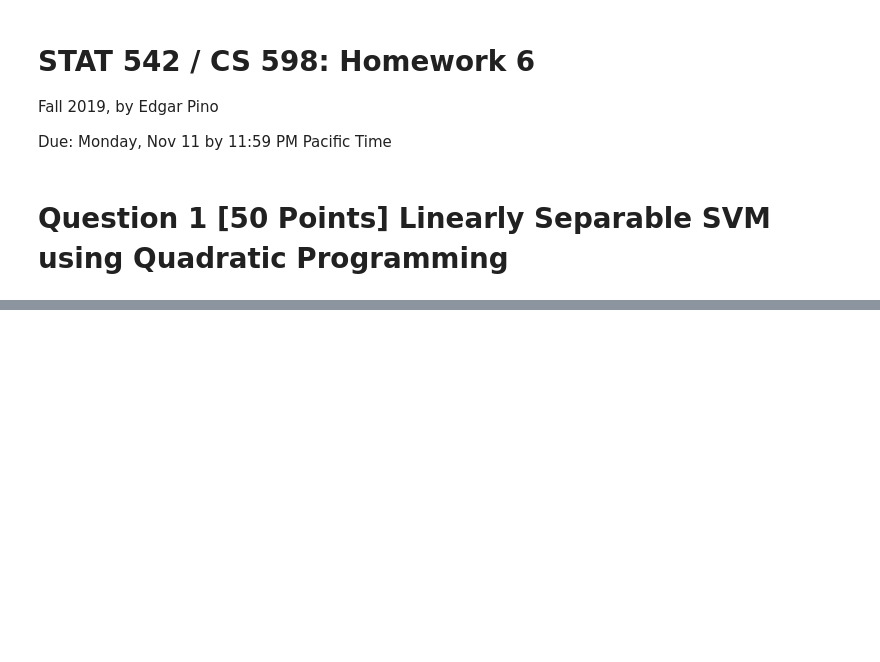
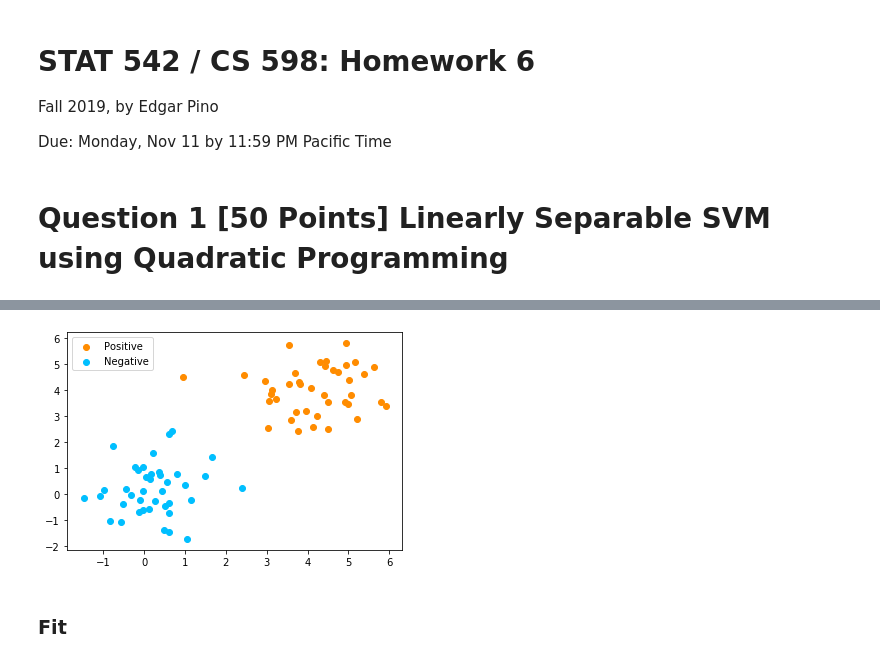
Before and after one commit to edgar971/cs598-stats, a Jupyter notebook: week-10/HW6_edgarsp2.ipynb, the cells around one changed output, grey strips where cells are left out. Saved outputs shown, nothing was run; the diff lists cells and outputs as text; code cells hidden in the pictures; blank space fills up the shorter version.

```diff
--- a/week-10/HW6_edgarsp2.ipynb
+++ b/week-10/HW6_edgarsp2.ipynb
@@ -85,0 +18,23 @@ array([ 1,  1,  1,  1,  1,  1,  1,  1,  1,  1,  1,  1,  1,  1,  1,  1,  1,
+# %%
+N = 40
+P = 2
+# %%
+xpos = np.random.normal(0, 1,(N,P))
+xneg = np.random.normal(4, 1,(N,P))
+# %%
+x = np.concatenate((xpos, xneg), axis=0)
+y = np.concatenate((np.ones((N,)), -np.ones((N,))), axis=0)
+# %%
+def plot_data(x, y):
+    unique = np.unique(y)
+    for li in range(len(unique)):
+        items = x[y == unique[li]]
+        label = 'Positive' if unique[li] == -1 else 'Negative'
+        plt.scatter(items[:, 0], items[:, 1], c = COLOR_LABELS[li], label=label)
+    plt.legend()
+# %%
+plot_data(x,y)
+# %% [output]
+[figure, added]
+# %% [markdown]
+### Fit
```
Also changed, not shown: parts of 31 cells of this notebook.
